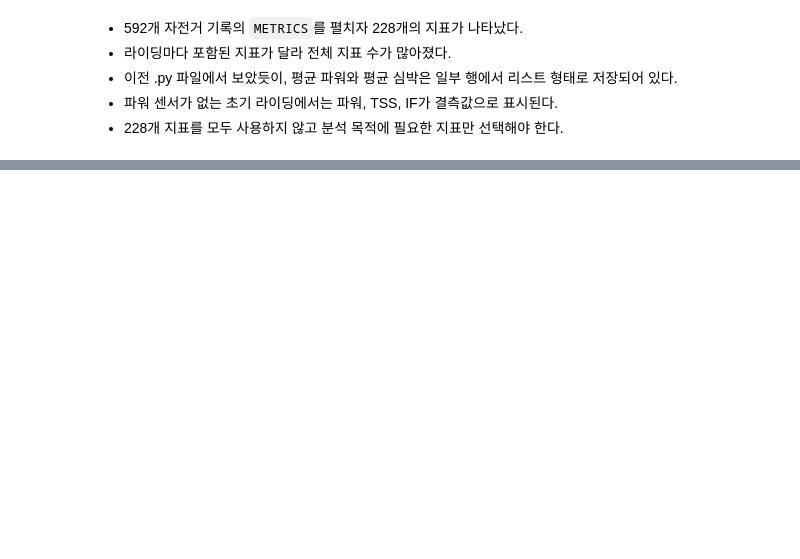
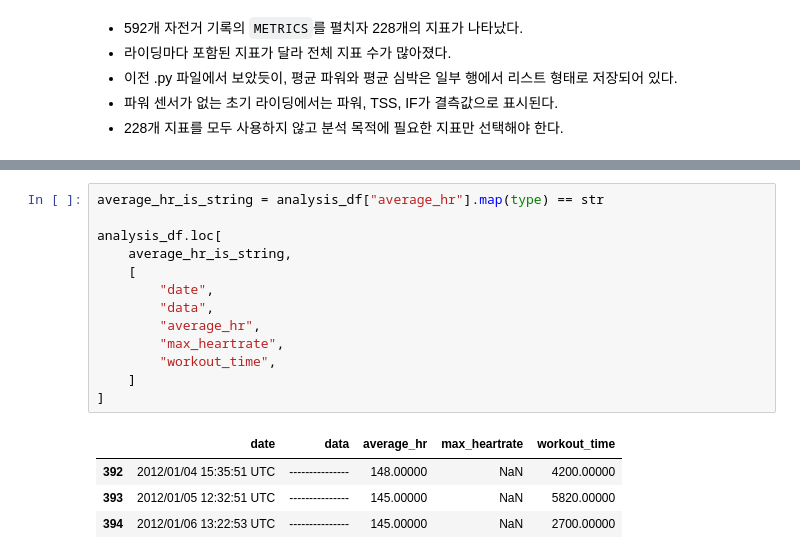
Before and after one commit to jhh0107gsc-hub/cycling, a Jupyter notebook: notebooks/01_goldencheetah_exploration.ipynb, the cells around one changed output, grey strips where cells are left out. Drawn from its saved outputs; the diff is of its cells as text; blank space fills up the shorter version.

```diff
--- a/notebooks/01_goldencheetah_exploration.ipynb
+++ b/notebooks/01_goldencheetah_exploration.ipynb
@@ -165,0 +343,18 @@ metrics_df[sample_columns].head()
+# %%
+average_hr_is_string = analysis_df["average_hr"].map(type) == str
+
+analysis_df.loc[
+    average_hr_is_string,
+    [
+        "date",
+        "data",
+        "average_hr",
+        "max_heartrate",
+        "workout_time",
+    ]
+]
+# %% [output]
+|  | date | data | average_hr | max_heartrate | workout_time |
+| 392 | 2012/01/04 15:35:51 UTC | --------------- | 148.00000 | NaN | 4200.00000 |
+| 393 | 2012/01/05 12:32:51 UTC | --------------- | 145.00000 | NaN | 5820.00000 |
+| 394 | 2012/01/06 13:22:53 UTC | --------------- | 145.00000 | NaN | 2700.00000 |
```
Also changed, not shown: parts of 10 cells of this notebook.
